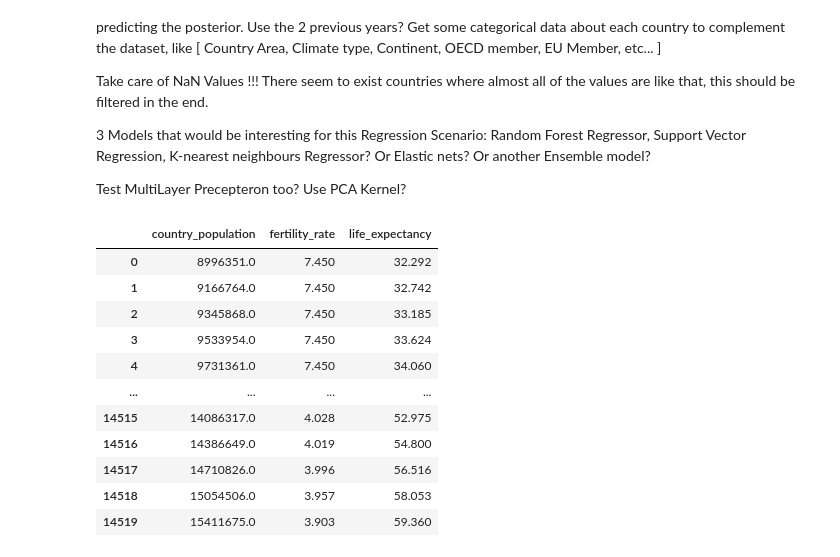
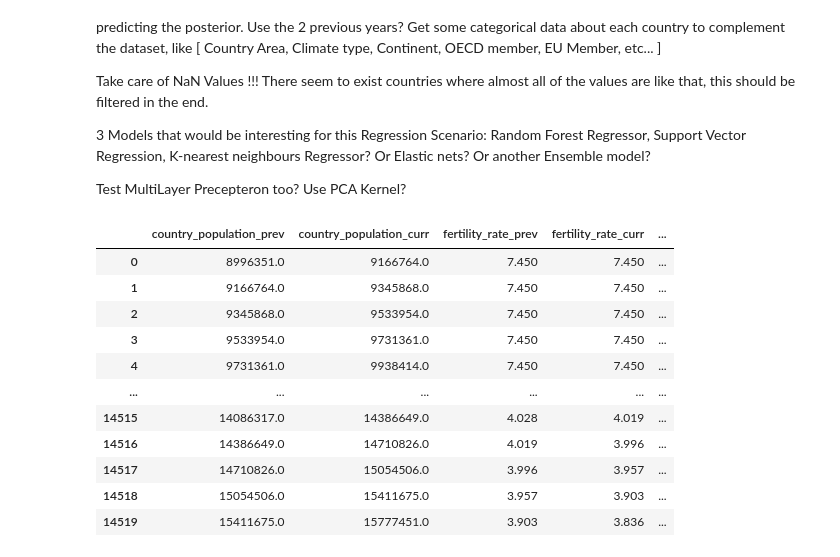
Before and after one commit to DuarteSerranoR/ML_HomeAssignments, a Jupyter notebook: Project/main.ipynb, the cells around one changed output. Cells and saved outputs as stored; diff of their text form; code cells hidden in the pictures.

Commit message:
init data preparation

```diff
--- a/Project/main.ipynb
+++ b/Project/main.ipynb
@@ -86,16 +86,16 @@ display(countries_df)
  'ZWE']
 # %%
 #print("AFG")
-#y = pc_df.loc[pc_df["Country Code"] == "AFG"].drop(["Country Name","Country Code","Indicator Name","Indicator Code"], axis=1).to_numpy()[0]
-#x = np.array(pc_df.loc[pc_df["Country Code"] == "AFG"].drop(["Country Name","Country Code","Indicator Name","Indicator Code"], axis=1).columns)
+#y = cp_df.loc[cp_df["Country Code"] == "AFG"].drop(["Country Name","Country Code","Indicator Name","Indicator Code"], axis=1).to_numpy()[0]
+#x = np.array(cp_df.loc[cp_df["Country Code"] == "AFG"].drop(["Country Name","Country Code","Indicator Name","Indicator Code"], axis=1).columns)
 #fig, ax = plt.subplots()
 #fig.set_size_inches(30,20)
 #ax.plot(x,y)
 #plt.show()
 
 #print("PRT")
-#y = pc_df.loc[pc_df["Country Code"] == "PRT"].drop(["Country Name","Country Code","Indicator Name","Indicator Code"], axis=1).to_numpy()[0]
-#x = np.array(pc_df.loc[pc_df["Country Code"] == "PRT"].drop(["Country Name","Country Code","Indicator Name","Indicator Code"], axis=1).columns)
+#y = cp_df.loc[cp_df["Country Code"] == "PRT"].drop(["Country Name","Country Code","Indicator Name","Indicator Code"], axis=1).to_numpy()[0]
+#x = np.array(cp_df.loc[cp_df["Country Code"] == "PRT"].drop(["Country Name","Country Code","Indicator Name","Indicator Code"], axis=1).columns)
 #fig, ax = plt.subplots()
 #fig.set_size_inches(30,20)
 #ax.plot(x,y)
@@ -104,8 +104,8 @@ display(countries_df)
 print("USA")
 
 print("Country Population")
-y = pc_df.loc[pc_df["Country Code"] == "USA"].drop(["Country Name","Country Code","Indicator Name","Indicator Code"], axis=1).to_numpy()[0]
-x = np.array(pc_df.loc[pc_df["Country Code"] == "USA"].drop(["Country Name","Country Code","Indicator Name","Indicator Code"], axis=1).columns)
+y = cp_df.loc[cp_df["Country Code"] == "USA"].drop(["Country Name","Country Code","Indicator Name","Indicator Code"], axis=1).to_numpy()[0]
+x = np.array(cp_df.loc[cp_df["Country Code"] == "USA"].drop(["Country Name","Country Code","Indicator Name","Indicator Code"], axis=1).columns)
 fig, ax = plt.subplots()
 fig.set_size_inches(30,20)
 ax.plot(x,y)
@@ -132,8 +132,8 @@ plt.show()
 print("RUS")
 
 print("Country Population")
-y = pc_df.loc[pc_df["Country Code"] == "RUS"].drop(["Country Name","Country Code","Indicator Name","Indicator Code"], axis=1).to_numpy()[0]
-x = np.array(pc_df.loc[pc_df["Country Code"] == "RUS"].drop(["Country Name","Country Code","Indicator Name","Indicator Code"], axis=1).columns)
+y = cp_df.loc[cp_df["Country Code"] == "RUS"].drop(["Country Name","Country Code","Indicator Name","Indicator Code"], axis=1).to_numpy()[0]
+x = np.array(cp_df.loc[cp_df["Country Code"] == "RUS"].drop(["Country Name","Country Code","Indicator Name","Indicator Code"], axis=1).columns)
 fig, ax = plt.subplots()
 fig.set_size_inches(30,20)
 ax.plot(x,y)
@@ -156,8 +156,8 @@ ax.plot(x,y)
 plt.show()
 
 #print("GBR")
-#y = pc_df.loc[pc_df["Country Code"] == "GBR"].drop(["Country Name","Country Code","Indicator Name","Indicator Code"], axis=1).to_numpy()[0]
-#x = np.array(pc_df.loc[pc_df["Country Code"] == "GBR"].drop(["Country Name","Country Code","Indicator Name","Indicator Code"], axis=1).columns)
+#y = cp_df.loc[cp_df["Country Code"] == "GBR"].drop(["Country Name","Country Code","Indicator Name","Indicator Code"], axis=1).to_numpy()[0]
+#x = np.array(cp_df.loc[cp_df["Country Code"] == "GBR"].drop(["Country Name","Country Code","Indicator Name","Indicator Code"], axis=1).columns)
 #fig, ax = plt.subplots()
 #fig.set_size_inches(30,20)
 #ax.plot(x,y)
@@ -198,54 +198,66 @@ Test MultiLayer Precepteron too?
 Use PCA Kernel?
 # %%
 Y_list = []
-Y_labels = ["country_population", "fertility_rate", "life_expectancy"]
+X_list = []
+Y_labels = ["country_population_pred", "fertility_rate_pred", "life_expectancy_pred"]
+X_labels = ["country_population_prev","country_population_curr", "fertility_rate_prev","fertility_rate_curr", "life_expectancy_prev","life_expectancy_curr"]
 
 
-for curr_row_ix in range(0, len(pc_df)):
+for curr_row_ix in range(0, len(cp_df)):
 
-    pc_row_years = pc_df.drop(["Country Name","Country Code","Indicator Name","Indicator Code"], axis=1).iloc[curr_row_ix]
+    cp_row_years = cp_df.drop(["Country Name","Country Code","Indicator Name","Indicator Code"], axis=1).iloc[curr_row_ix]
     fr_row_years = fr_df.drop(["Country Name","Country Code","Indicator Name","Indicator Code"], axis=1).iloc[curr_row_ix]
     le_row_years = le_df.drop(["Country Name","Country Code","Indicator Name","Indicator Code"], axis=1).iloc[curr_row_ix]
 
-    for curr_column_ix in range(2,len(pc_row_years.to_numpy())):
-        pc_prev = pc_row_years.iloc[curr_column_ix-2]
-        pc_curr = pc_row_years.iloc[curr_column_ix-1]
-        pc_pred = pc_row_years.iloc[curr_column_ix]
+    for curr_column_ix in range(2,len(cp_row_years.to_numpy())):
+        cp_prev = cp_row_years.iloc[curr_column_ix-2]
+        cp_curr = cp_row_years.iloc[curr_column_ix-1]
+        cp_pred = cp_row_years.iloc[curr_column_ix]
 
         fr_prev = fr_row_years.iloc[curr_column_ix-2]
         fr_curr = fr_row_years.iloc[curr_column_ix-1]
         fr_pred = fr_row_years.iloc[curr_column_ix]
 
         le_prev = le_row_years.iloc[curr_column_ix-2]
         le_curr = le_row_years.iloc[curr_column_ix-1]
         le_pred = le_row_years.iloc[curr_column_ix]
 
-        y = [pc_prev, fr_prev, le_prev]
+        x = [cp_prev,cp_curr, fr_prev,fr_curr, le_prev,le_curr]
+        y = [cp_pred, fr_pred, le_pred]
 
+        X_list.append(x)
         Y_list.append(y)
 
 Y_np = np.array(Y_list)
+X_np = np.array(X_list)
 #print(Y_np)
 #print(len(Y_np))
 
-#print(len(pc_df))
-#print(len(pc_row_years))
+#print(len(cp_df))
+#print(len(cp_row_years))
 
-#_ = (len(pc_df) * len(pc_row_years)) - (2 * len(pc_df))
+#_ = (len(cp_df) * len(cp_row_years)) - (2 * len(cp_df))
 #print(_)
 
+assert len(Y_np) == len(X_np)
+
+X_df = pd.DataFrame(X_np, columns=X_labels)
+#display(X_df)
 Y_df = pd.DataFrame(Y_np, columns=Y_labels)
-display(Y_df)
+#display(Y_df)
+
+prep_df = X_df.join(Y_df)
+display(prep_df)
 # %% [output]
-|  | country_population | fertility_rate | life_expectancy |
-| 0 | 8996351.0 | 7.450 | 32.292 |
-| 1 | 9166764.0 | 7.450 | 32.742 |
-| 2 | 9345868.0 | 7.450 | 33.185 |
-| 3 | 9533954.0 | 7.450 | 33.624 |
-| 4 | 9731361.0 | 7.450 | 34.060 |
-| ... | ... | ... | ... |
-| 14515 | 14086317.0 | 4.028 | 52.975 |
-| 14516 | 14386649.0 | 4.019 | 54.800 |
-| 14517 | 14710826.0 | 3.996 | 56.516 |
-| 14518 | 15054506.0 | 3.957 | 58.053 |
-| 14519 | 15411675.0 | 3.903 | 59.360 |
+|  | country_population_prev | country_population_curr | fertility_rate_prev | fertility_rate_curr | ... |
+| 0 | 8996351.0 | 9166764.0 | 7.450 | 7.450 | ... |
+| 1 | 9166764.0 | 9345868.0 | 7.450 | 7.450 | ... |
+| 2 | 9345868.0 | 9533954.0 | 7.450 | 7.450 | ... |
+| 3 | 9533954.0 | 9731361.0 | 7.450 | 7.450 | ... |
+| 4 | 9731361.0 | 9938414.0 | 7.450 | 7.450 | ... |
+| ... | ... | ... | ... | ... | ... |
+| 14515 | 14086317.0 | 14386649.0 | 4.028 | 4.019 | ... |
+| 14516 | 14386649.0 | 14710826.0 | 4.019 | 3.996 | ... |
+| 14517 | 14710826.0 | 15054506.0 | 3.996 | 3.957 | ... |
+| 14518 | 15054506.0 | 15411675.0 | 3.957 | 3.903 | ... |
+| 14519 | 15411675.0 | 15777451.0 | 3.903 | 3.836 | ... |
```
Also changed, not shown: parts of 4 cells of this notebook.
